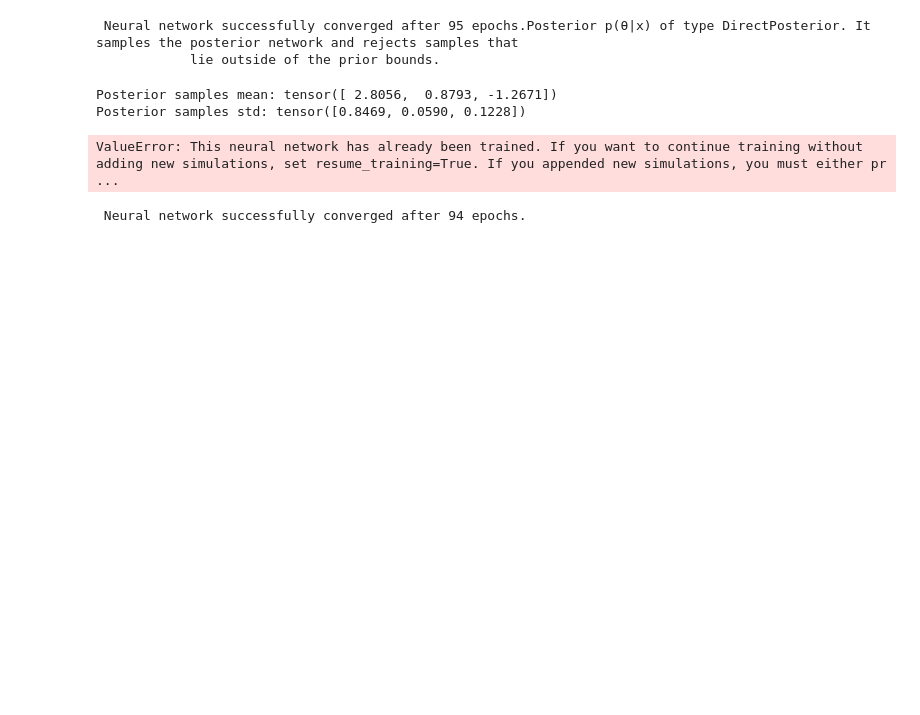
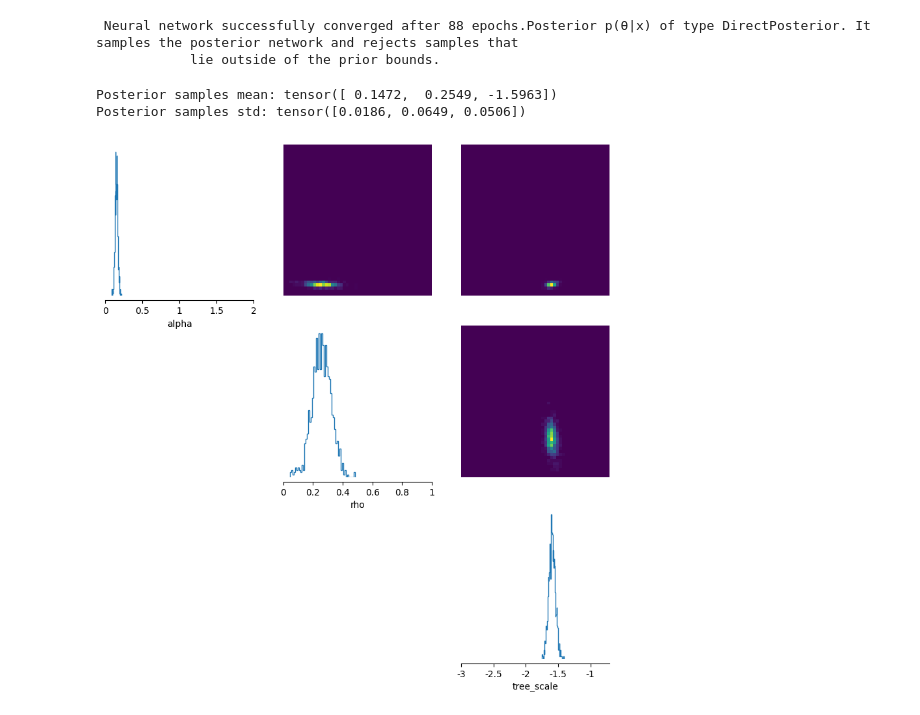
Before and after one commit to elyawy/rateAutoCorrelation, a Jupyter notebook: sbi_pipeline/train_sbi.ipynb, the cells around one changed output. Saved outputs shown, nothing was run; the diff lists cells and outputs as text; code cells hidden in the pictures; blank space fills up the shorter version.

```diff
--- a/sbi_pipeline/train_sbi.ipynb
+++ b/sbi_pipeline/train_sbi.ipynb
@@ -135,7 +136,7 @@ Sampled parameters (alpha, rho, tree_scale): tensor([[ 2.1241,  0.9006, -1.1642]
 # %%
 
 # print("Calculated features:", feature_0)
-num_simulations = 20000
+num_simulations = 5000
 thetas, features = simulate_for_sbi(simulate, prior_dist,
                                     num_simulations=num_simulations,
                                     num_workers=7)  # Simulate MSAs and calculate features for each
@@ -155,20 +156,16 @@ samples = posterior.sample((1000,), x=x_obs)
 print("Posterior samples mean:", samples.mean(dim=0))
 print("Posterior samples std:", samples.std(dim=0))
 # %% [output]
- Neural network successfully converged after 95 epochs.Posterior p(θ|x) of type DirectPosterior. It samples the posterior network and rejects samples that
+ Neural network successfully converged after 88 epochs.Posterior p(θ|x) of type DirectPosterior. It samples the posterior network and rejects samples that
             lie outside of the prior bounds.
-Posterior samples mean: tensor([ 2.8056,  0.8793, -1.2671])
-Posterior samples std: tensor([0.8469, 0.0590, 0.1228])
+Posterior samples mean: tensor([ 0.1472,  0.2549, -1.5963])
+Posterior samples std: tensor([0.0186, 0.0649, 0.0506])
-# %%
-new_thetas, new_features = simulate_for_sbi(simulate, prior_dist,
-                                             num_simulations=30000,
-                                             num_workers=7)
-# %% [output]
-ValueError: This neural network has already been trained. If you want to continue training without adding new simulations, set resume_training=True. If you appended new simulations, you must either pr ...
-# %%
-inference.append_simulations(new_thetas, new_features).train(force_first_round_loss=True)
-posterior = inference.build_posterior()
-# %% [output]
- Neural network successfully converged after 94 epochs.
+# %%
+
+_ = pairplot(samples.numpy(),
+              limits=[[0, 2], [0, 1], [np.log10(0.001), np.log10(0.2)]],
+              labels=["alpha", "rho", "tree_scale"], show_titles=True)
+# %% [output]
+[figure, added]
 # %%
 # test accuracy of model on a new simulation
```
Also changed, not shown: parts of 9 cells of this notebook, 2 other files.
